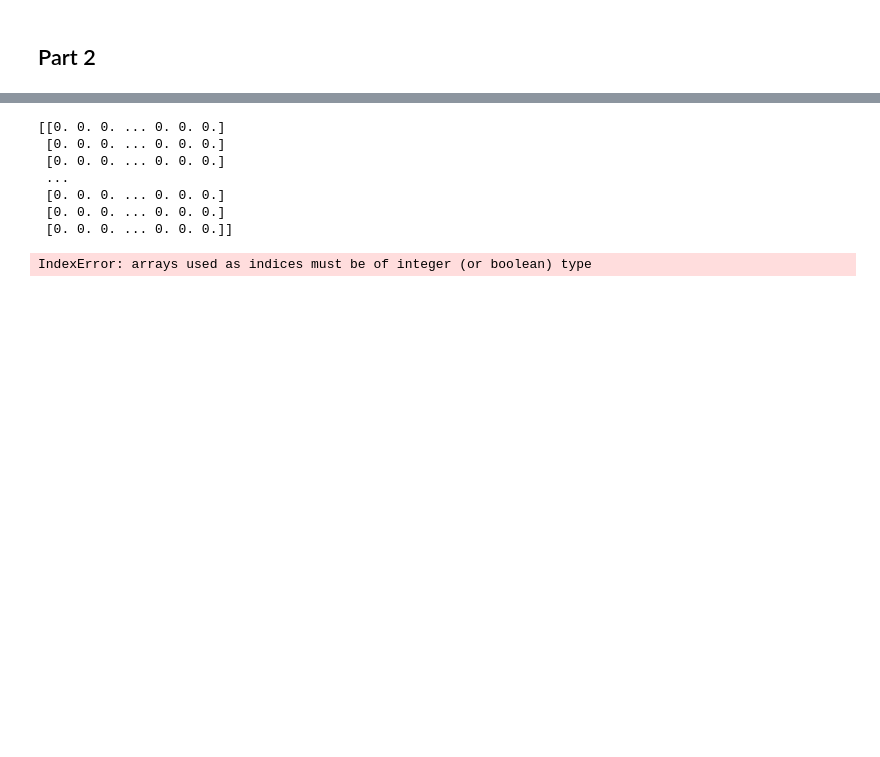
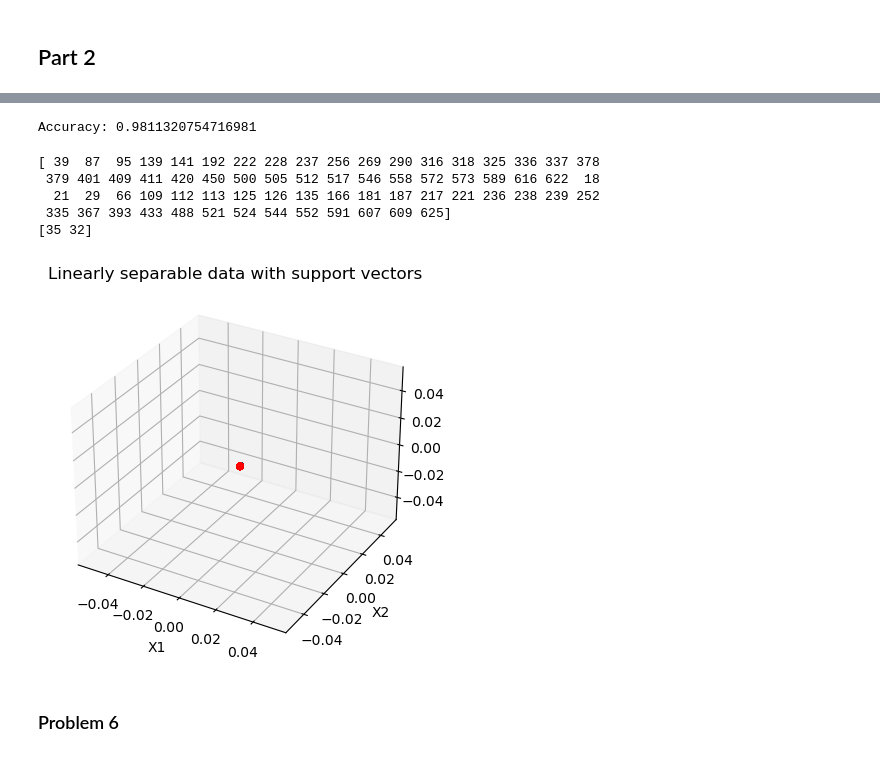
Before and after one commit to tingjones/ee399_hw3, a Jupyter notebook: HW3_TJ.ipynb, the cells around one changed output, grey strips where cells are left out. Drawn from its saved outputs; the diff is of its cells as text; code cells hidden in the pictures; blank space fills up the shorter version.

```diff
--- a/HW3_TJ.ipynb
+++ b/HW3_TJ.ipynb
@@ -155,19 +155,6 @@ plt.show()
 # %%
-from sklearn.model_selection import train_test_split
-from sklearn.svm import SVC
-from sklearn.metrics import accuracy_score
-
-# Split the dataset into training and testing sets
-
-# for label = 0
-sample_y_0 = np.where(sample_y == 0, sample_y, np.zeros(4000))
-print(where_0)
-sample_x_0 = sample_x[where_0]
-
-X_train, X_test, y_train, y_test = train_test_split(sample_x_0, sample_y_0, test_size=0.2)
-
 # Create a Support Vector Machine (SVM) classifier
-clf = SVC()
+clf = SVC(kernel="linear")
 
 # Train the classifier on the training set
 clf.fit(X_train, y_train)
@@ -180,32 +167,37 @@ accuracy = accuracy_score(y_test, y_pred)
 
 print(f"Accuracy: {accuracy}")
 # %% [output]
-[[0. 0. 0. ... 0. 0. 0.]
- [0. 0. 0. ... 0. 0. 0.]
- [0. 0. 0. ... 0. 0. 0.]
- ...
- [0. 0. 0. ... 0. 0. 0.]
- [0. 0. 0. ... 0. 0. 0.]
- [0. 0. 0. ... 0. 0. 0.]]
+Accuracy: 0.9811320754716981
-IndexError: arrays used as indices must be of integer (or boolean) type
-# %%
-# for label = 3
-sample_y_3 = sample_y == 3
-sample_x_3 = sample_x[sample_y_3]
-
-
-X_train, X_test, y_train, y_test = train_test_split(sample_x_0, sample_y_0, test_size=0.2)
-
-# Create a Support Vector Machine (SVM) classifier
-clf = SVC()
-
-# Train the classifier on the training set
-clf.fit(X_train, y_train)
-
-# Predict the labels of the test set
-y_pred = clf.predict(X_test)
-
-# Calculate the accuracy of the classifier on the test set
-accuracy = accuracy_score(y_test, y_pred)
-
-print(f"Accuracy: {accuracy}")
+# %%
+# Get support vector indices
+support_vector_indices = clf.support_
+print(support_vector_indices)
+
+# Get number of support vectors per class
+support_vectors_per_class = clf.n_support_
+print(support_vectors_per_class)
+
+# Get support vectors themselves
+support_vectors = clf.support_vectors_
+
+# Create the 3D scatter plot
+fig = plt.figure()
+ax = fig.add_subplot(111, projection='3d')
+
+# Visualize support vectors
+# i dont really know what im graphing
+ax.scatter(X_train[:, 0], X_train[:, 1], X_train[:, 5])
+ax.scatter(support_vectors[:, 0], support_vectors[:, 1], color='red')
+plt.title("Linearly separable data with support vectors")
+plt.xlabel('X1')
+plt.ylabel('X2')
+plt.show()
+# %% [output]
+[ 39  87  95 139 141 192 222 228 237 256 269 290 316 318 325 336 337 378
+ 379 401 409 411 420 450 500 505 512 517 546 558 572 573 589 616 622  18
+  21  29  66 109 112 113 125 126 135 166 181 187 217 221 236 238 239 252
+ 335 367 393 433 488 521 524 544 552 591 607 609 625]
+[35 32]
+[figure, added]
+# %% [markdown]
+### Problem 6
```
Also changed, not shown: parts of 15 cells of this notebook, 2 other files.
